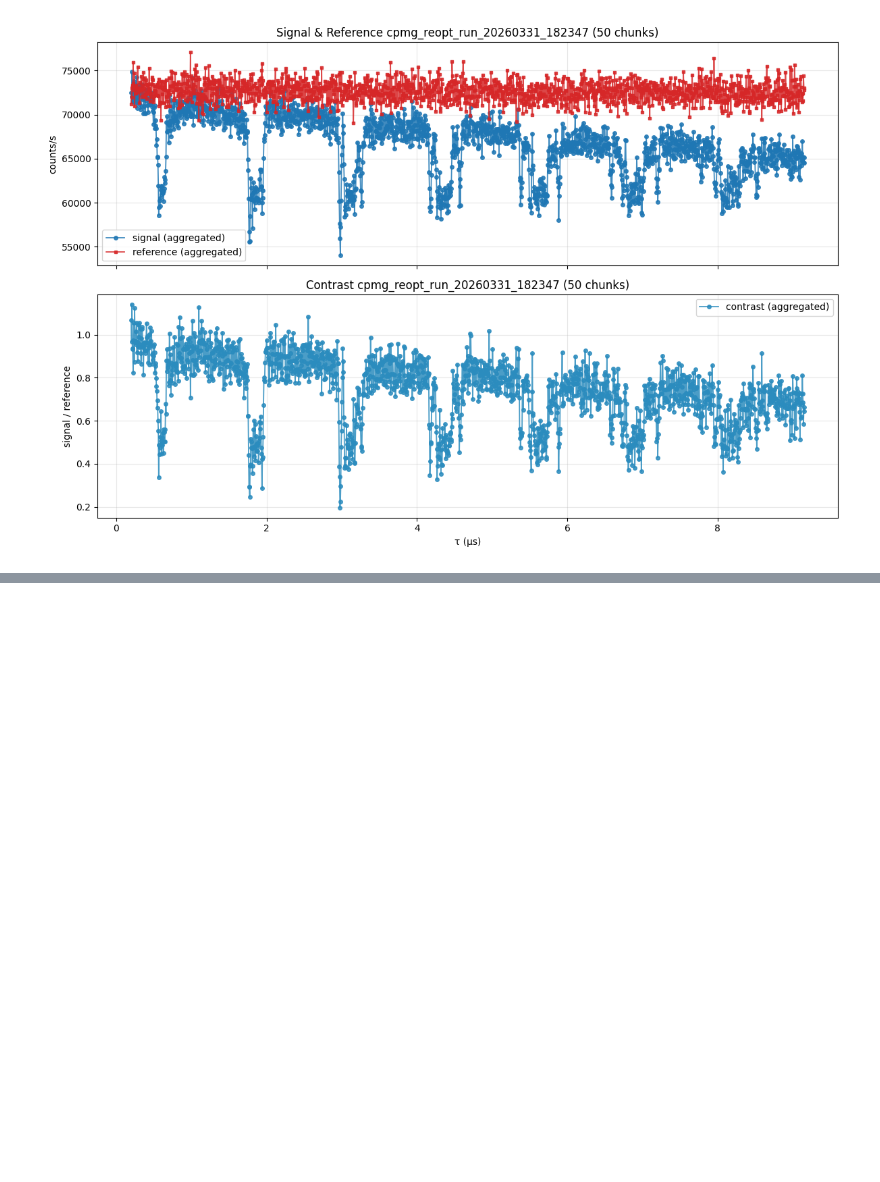
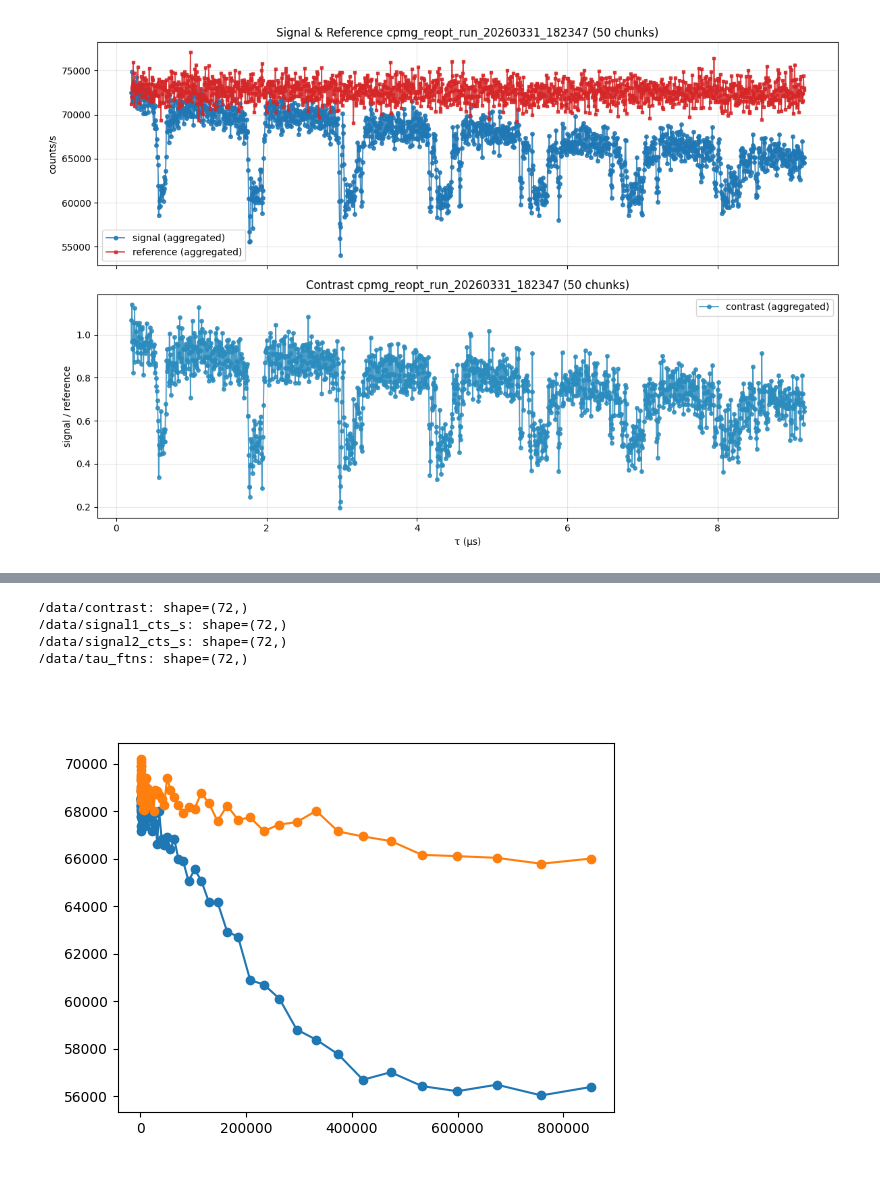
Before and after one commit to vsmar/qick-dawg, a Jupyter notebook: jupyter_notebooks/post_processing.ipynb, the cells around one changed output, grey strips where cells are left out. Saved outputs shown, nothing was run; the diff lists cells and outputs as text; code cells hidden in the pictures; blank space fills up the shorter version.

```diff
--- a/jupyter_notebooks/post_processing.ipynb
+++ b/jupyter_notebooks/post_processing.ipynb
@@ -716,0 +749,39 @@ plot_sweep_0pop(filtered_run, title_suffix=title)
+# %%
+target_keys = [
+    "/data/contrast",
+    "/data/signal1_cts_s",
+    "/data/signal2_cts_s",
+    "/data/tau_ftns",
+]
+
+extracted = {}
+
+for target in target_keys:
+    # 1) exact key (for combined-style datasets)
+    if target in datasets:
+        extracted[target] = np.asarray(datasets[target])
+    else:
+        # 2) suffix match (for chunked keys like /chunks/chunk_0000/data/...)
+        matches = {k: np.asarray(v) for k, v in datasets.items() if k.endswith(target)}
+        extracted[target] = matches if matches else None
+
+# quick summary
+for k, v in extracted.items():
+    if isinstance(v, dict):
+        print(f"{k}: {len(v)} chunk match(es)")
+    elif v is None:
+        print(f"{k}: not found")
+    else:
+        print(f"{k}: shape={v.shape}")
+# %% [output]
+/data/contrast: shape=(72,)
+/data/signal1_cts_s: shape=(72,)
+/data/signal2_cts_s: shape=(72,)
+/data/tau_ftns: shape=(72,)
+# %%
+plt.close('all')
+plt.plot(extracted["/data/tau_ftns"], extracted["/data/signal1_cts_s"], "o-")
+plt.plot(extracted["/data/tau_ftns"], extracted["/data/signal2_cts_s"], "o-")
+plt.show()
+# %% [output]
+[figure, added]
```
Also changed, not shown: parts of 4 cells of this notebook, 13 other files.
